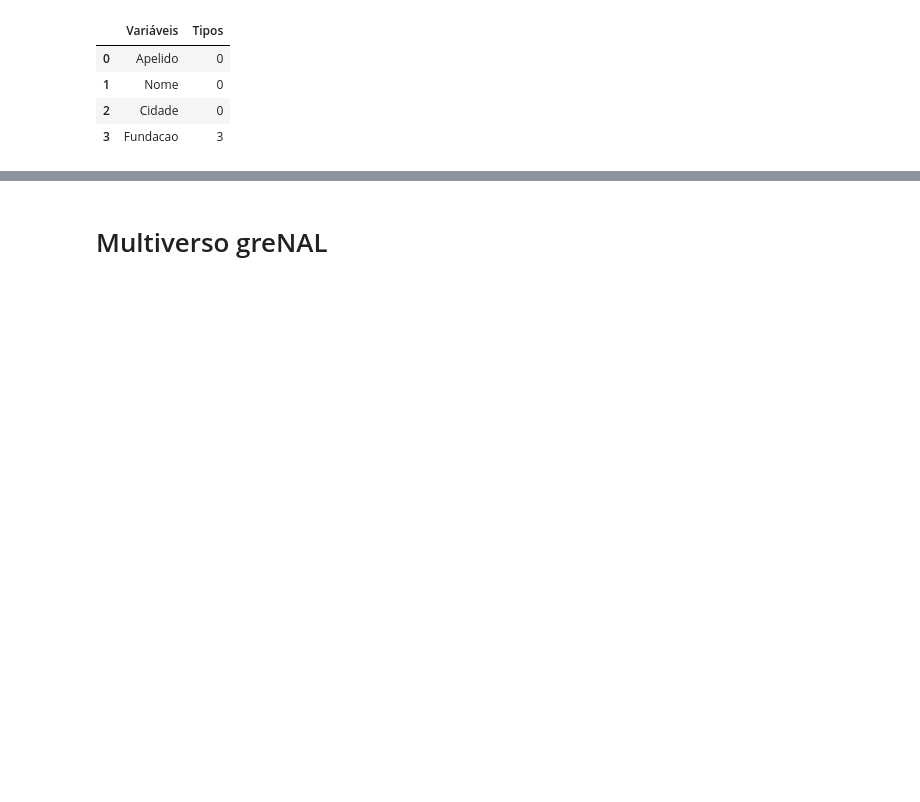
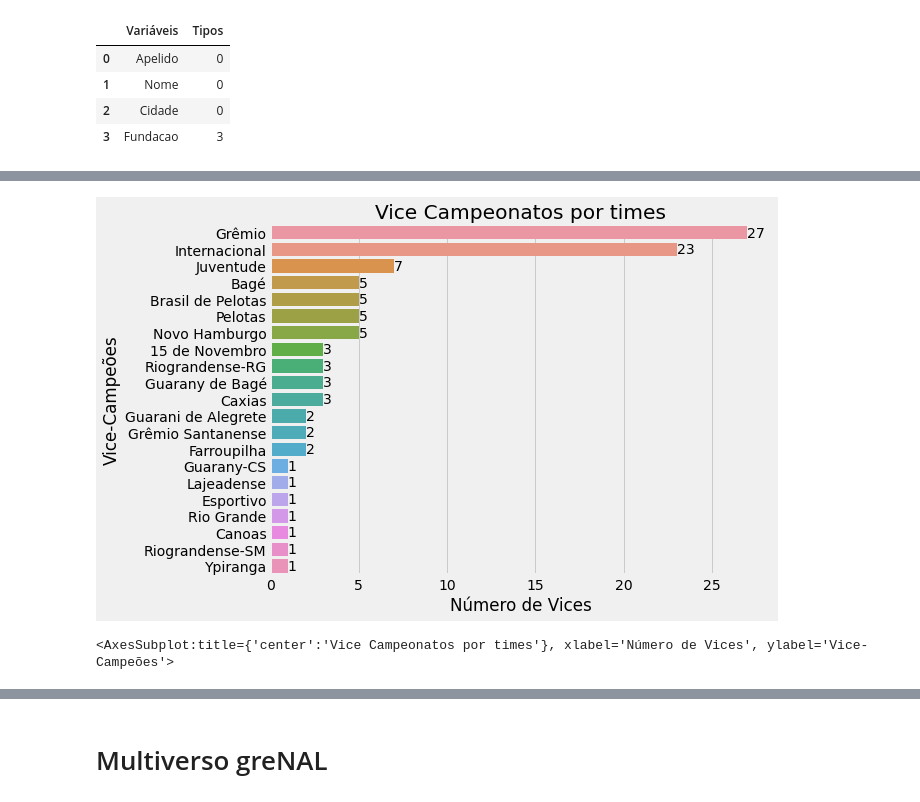
Before and after one commit to VitorBSP/Multiverso_greNAL, a Jupyter notebook: analise.ipynb, the cells around one changed output, grey strips where cells are left out. Drawn from its saved outputs; the diff is of its cells as text; code cells hidden in the pictures; blank space fills up the shorter version.

```diff
--- a/analise.ipynb
+++ b/analise.ipynb
@@ -171,0 +130,5 @@ plt.show()
+# %%
+normal_count(campeonatos, 'Segundo', 'Número de Vices', 'Vice-Campeões', 'Vice Campeonatos por times')
+# %% [output]
+[figure, added]
+<AxesSubplot:title={'center':'Vice Campeonatos por times'}, xlabel='Número de Vices', ylabel='Vice-Campeões'>
```
Also changed, not shown: parts of 32 cells of this notebook, 2 other files.
